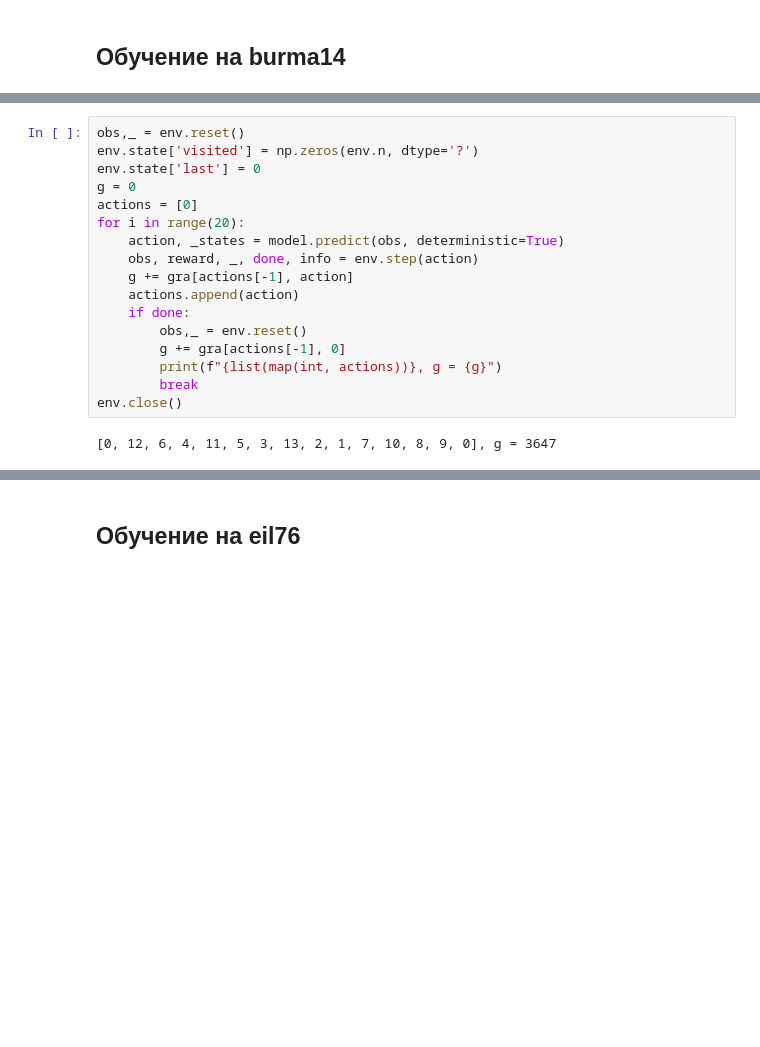
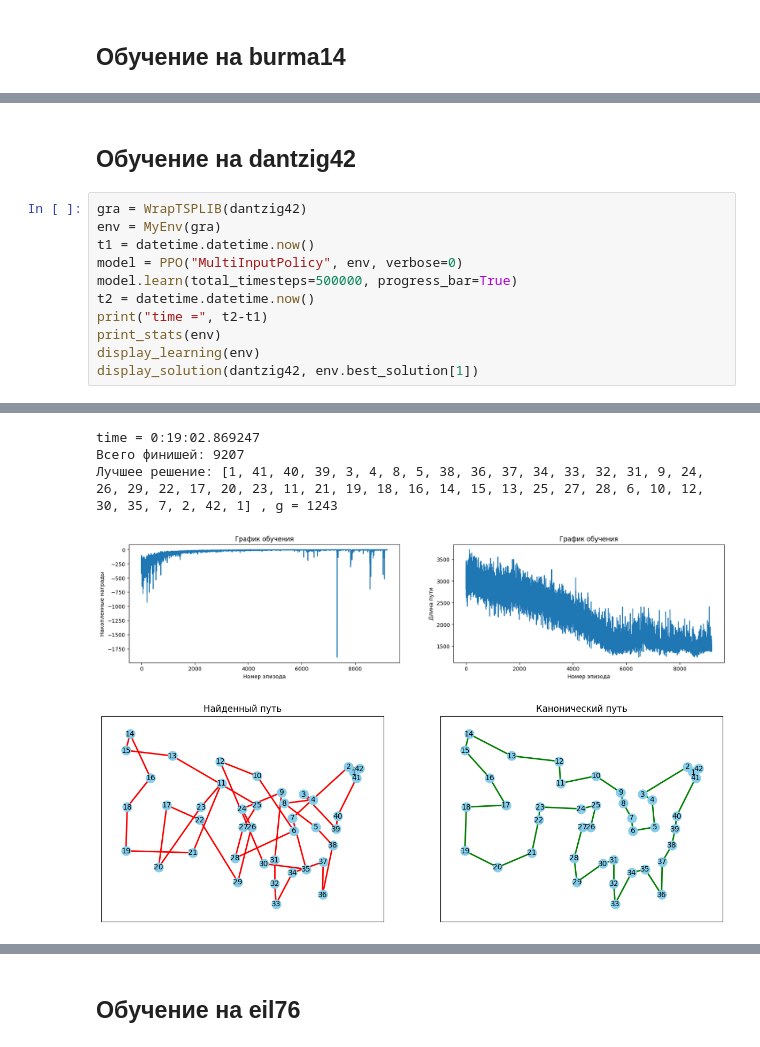
Before and after one commit to artem-barsov/Diploma, a Jupyter notebook: TSP.ipynb, the cells around one changed output, grey strips where cells are left out. Cells and saved outputs as stored; diff of their text form; blank space fills up the shorter version.

```diff
--- a/TSP.ipynb
+++ b/TSP.ipynb
@@ -366,19 +490,14 @@ time = 0:02:38.670330
-# %%
-obs,_ = env.reset()
-env.state['visited'] = np.zeros(env.n, dtype='?')
-env.state['last'] = 0
-g = 0
-actions = [0]
-for i in range(20):
-    action, _states = model.predict(obs, deterministic=True)
-    obs, reward, _, done, info = env.step(action)
-    g += gra[actions[-1], action]
-    actions.append(action)
-    if done:
-        obs,_ = env.reset()
-        g += gra[actions[-1], 0]
-        print(f"{list(map(int, actions))}, g = {g}")
-        break
-env.close()
-# %% [output]
-[0, 12, 6, 4, 11, 5, 3, 13, 2, 1, 7, 10, 8, 9, 0], g = 3647
+# %% [markdown]
+## Обучение на dantzig42
+# %%
+gra = WrapTSPLIB(dantzig42)
+env = MyEnv(gra)
+t1 = datetime.datetime.now()
+model = PPO("MultiInputPolicy", env, verbose=0)
+model.learn(total_timesteps=500000, progress_bar=True)
+t2 = datetime.datetime.now()
+print("time =", t2-t1)
+print_stats(env)
+display_learning(env)
+display_solution(dantzig42, env.best_solution[1])
+# %% [output]
@@ -384,0 +507,5 @@ env.close()
+time = 0:19:02.869247
+Всего финишей: 9207
+Лучшее решение: [1, 41, 40, 39, 3, 4, 8, 5, 38, 36, 37, 34, 33, 32, 31, 9, 24, 26, 29, 22, 17, 20, 23, 11, 21, 19, 18, 16, 14, 15, 13, 25, 27, 28, 6, 10, 12, 30, 35, 7, 2, 42, 1] , g = 1243
+[figure, added]
+[figure, added]
```
Also changed, not shown: parts of 30 cells of this notebook.
